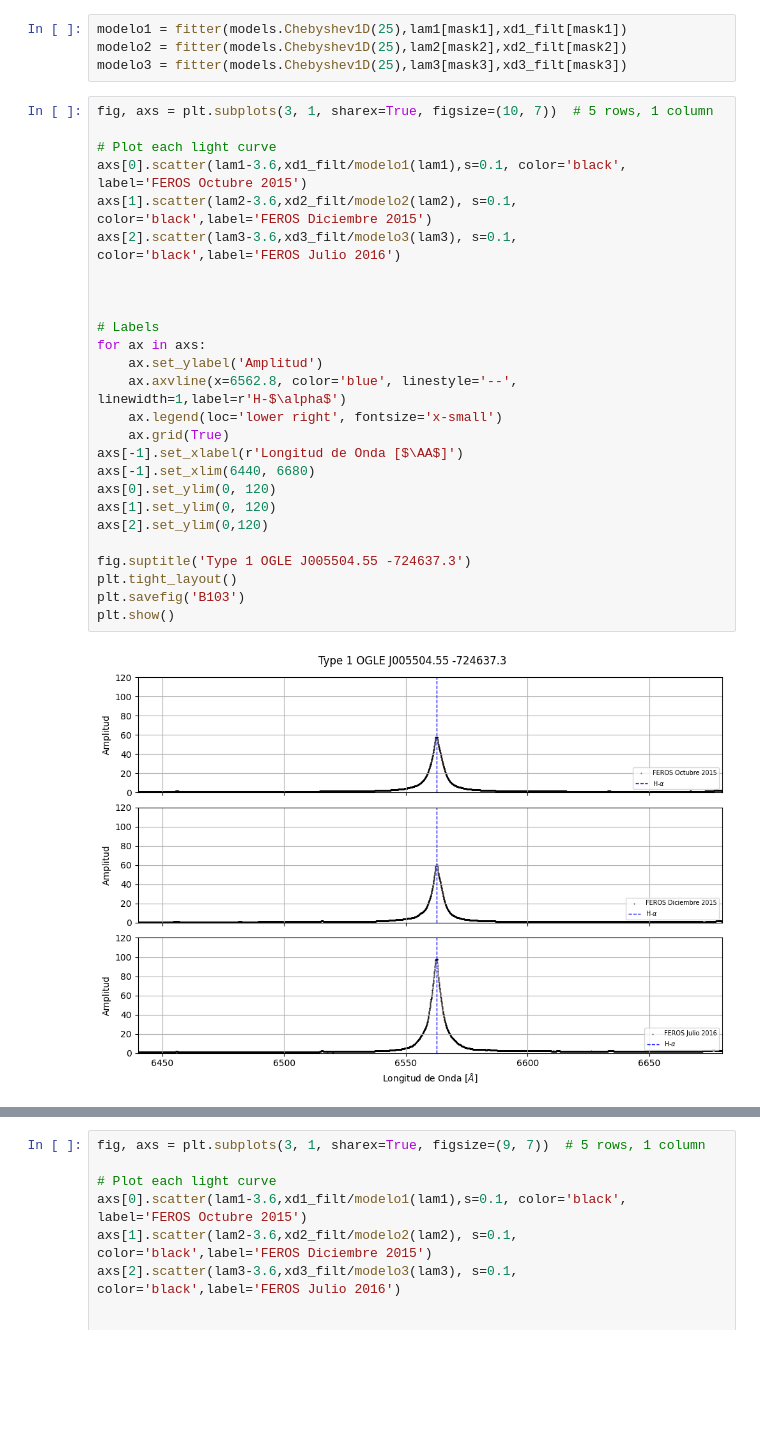
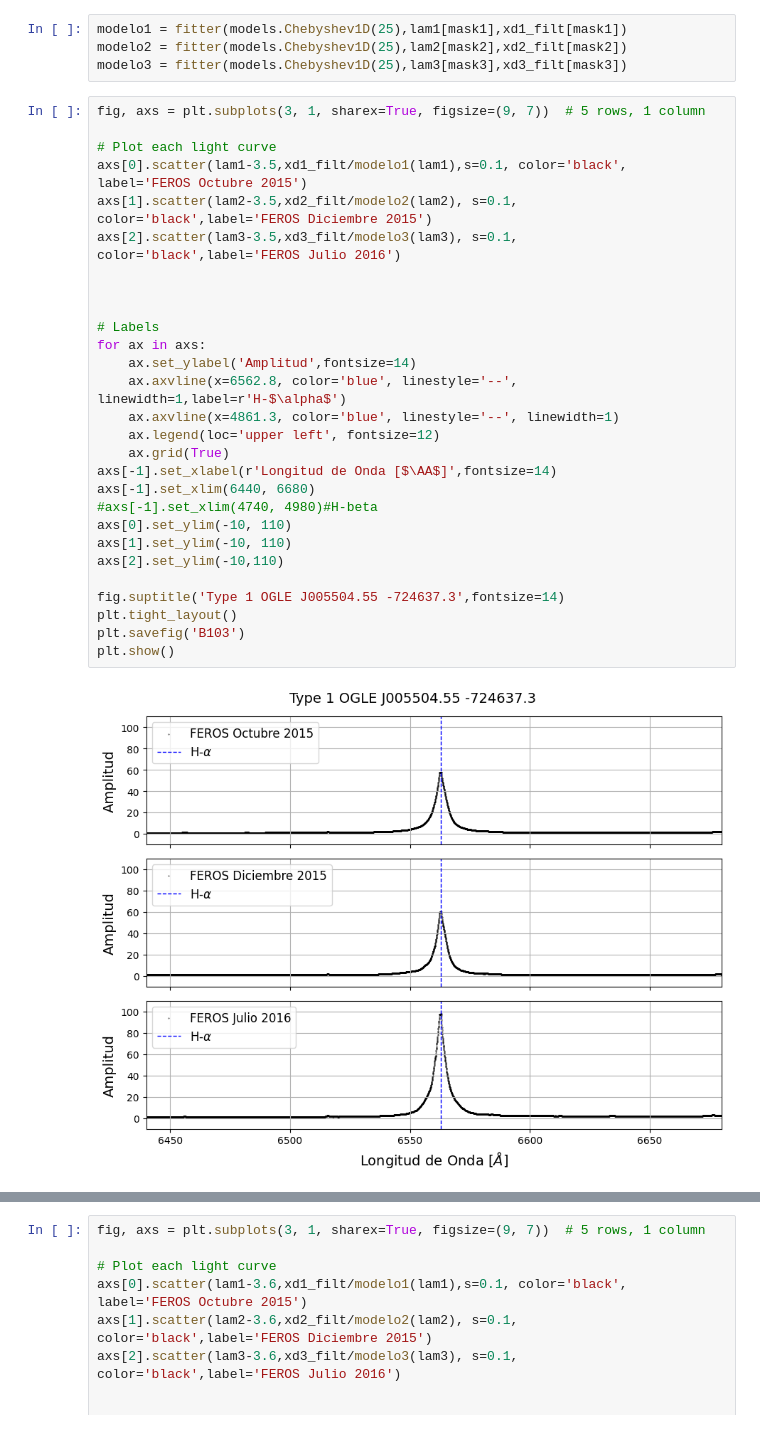
Before and after one commit to lsperezm/Red_Be_Stars, a Jupyter notebook: Code/B103.ipynb, the cells around one changed output, grey strips where cells are left out. Cells and saved outputs as stored; diff of their text form; blank space fills up the shorter version.

```diff
--- a/Code/B103.ipynb
+++ b/Code/B103.ipynb
@@ -73,30 +60,32 @@ modelo1 = fitter(models.Chebyshev1D(25),lam1[mask1],xd1_filt[mask1])
 modelo2 = fitter(models.Chebyshev1D(25),lam2[mask2],xd2_filt[mask2])
 modelo3 = fitter(models.Chebyshev1D(25),lam3[mask3],xd3_filt[mask3])
 # %%
-fig, axs = plt.subplots(3, 1, sharex=True, figsize=(10, 7))  # 5 rows, 1 column
+fig, axs = plt.subplots(3, 1, sharex=True, figsize=(9, 7))  # 5 rows, 1 column
 
 # Plot each light curve
-axs[0].scatter(lam1-3.6,xd1_filt/modelo1(lam1),s=0.1, color='black', label='FEROS Octubre 2015')
-axs[1].scatter(lam2-3.6,xd2_filt/modelo2(lam2), s=0.1, color='black',label='FEROS Diciembre 2015')
-axs[2].scatter(lam3-3.6,xd3_filt/modelo3(lam3), s=0.1, color='black',label='FEROS Julio 2016')
+axs[0].scatter(lam1-3.5,xd1_filt/modelo1(lam1),s=0.1, color='black', label='FEROS Octubre 2015')
+axs[1].scatter(lam2-3.5,xd2_filt/modelo2(lam2), s=0.1, color='black',label='FEROS Diciembre 2015')
+axs[2].scatter(lam3-3.5,xd3_filt/modelo3(lam3), s=0.1, color='black',label='FEROS Julio 2016')
 
 
 
 # Labels
 for ax in axs:
-    ax.set_ylabel('Amplitud')
+    ax.set_ylabel('Amplitud',fontsize=14)
     ax.axvline(x=6562.8, color='blue', linestyle='--', linewidth=1,label=r'H-$\alpha$')
-    ax.legend(loc='lower right', fontsize='x-small')
+    ax.axvline(x=4861.3, color='blue', linestyle='--', linewidth=1)
+    ax.legend(loc='upper left', fontsize=12)
     ax.grid(True)
-axs[-1].set_xlabel(r'Longitud de Onda [$\AA$]')
+axs[-1].set_xlabel(r'Longitud de Onda [$\AA$]',fontsize=14)
 axs[-1].set_xlim(6440, 6680)
-axs[0].set_ylim(0, 120)
-axs[1].set_ylim(0, 120)
-axs[2].set_ylim(0,120)
+#axs[-1].set_xlim(4740, 4980)#H-beta
+axs[0].set_ylim(-10, 110)
+axs[1].set_ylim(-10, 110)
+axs[2].set_ylim(-10,110)
 
-fig.suptitle('Type 1 OGLE J005504.55 -724637.3')
+fig.suptitle('Type 1 OGLE J005504.55 -724637.3',fontsize=14)
 plt.tight_layout()
 plt.savefig('B103')
 plt.show()
 # %% [output]
-[figure, old version]
+[figure, new version]
```
Also changed, not shown: parts of 7 cells of this notebook, 8 other files.
